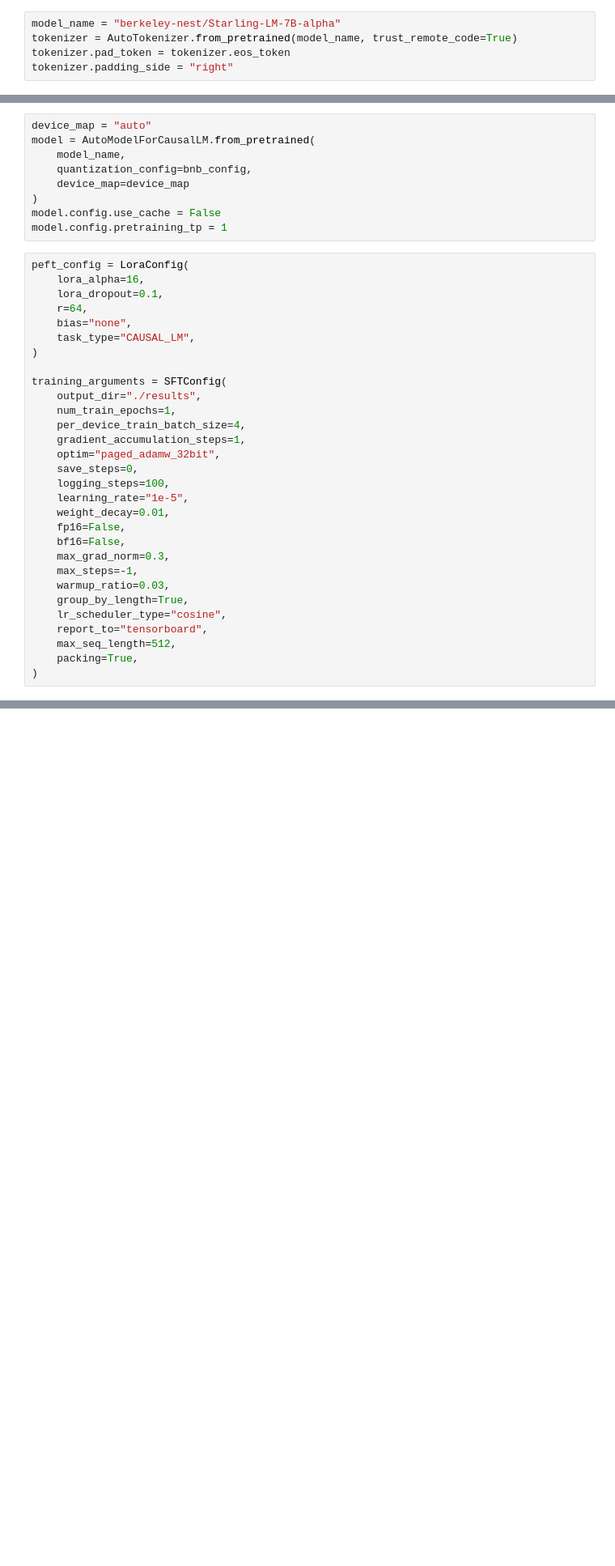
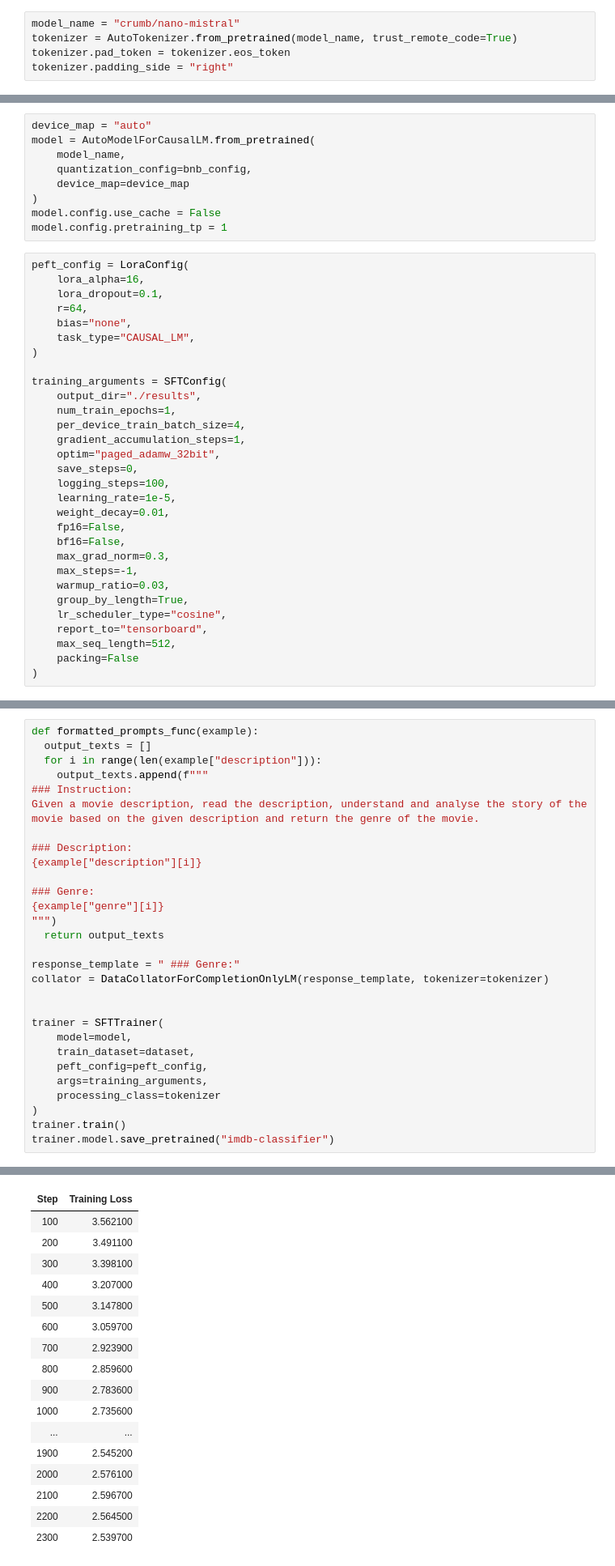
Before and after one commit to saravanan-nj/notebooks, a Jupyter notebook: qlora-tiny-llm.ipynb, the cells around one changed output, grey strips where cells are left out. Shown at 81% size. Cells and saved outputs as stored; diff of their text form; blank space fills up the shorter version.

Commit message:
Creating imdb classifier model

```diff
--- a/qlora-tiny-llm.ipynb
+++ b/qlora-tiny-llm.ipynb
@@ -46,7 +54,7 @@ bnb_config = BitsAndBytesConfig(
     bnb_4bit_use_double_quant=True,
 )
 # %%
-model_name = "berkeley-nest/Starling-LM-7B-alpha"
+model_name = "crumb/nano-mistral"
 tokenizer = AutoTokenizer.from_pretrained(model_name, trust_remote_code=True)
 tokenizer.pad_token = tokenizer.eos_token
 tokenizer.padding_side = "right"
@@ -82,7 +84,7 @@ training_arguments = SFTConfig(
     optim="paged_adamw_32bit",
     save_steps=0,
     logging_steps=100,
-    learning_rate="1e-5",
+    learning_rate=1e-5,
     weight_decay=0.01,
     fp16=False,
     bf16=False,
@@ -93,5 +95,5 @@ training_arguments = SFTConfig(
     lr_scheduler_type="cosine",
     report_to="tensorboard",
     max_seq_length=512,
-    packing=True,
+    packing=False
 )
@@ -109,0 +100,30 @@ TypeError: SFTTrainer.__init__() got an unexpected keyword argument 'max_seq_len
+# %%
+def formatted_prompts_func(example):
+  output_texts = []
+  for i in range(len(example["description"])):
+    output_texts.append(f"""
+### Instruction:
+Given a movie description, read the description, understand and analyse the story of the movie based on the given description and return the genre of the movie.
+
+### Description:
+{example["description"][i]}
+
+### Genre:
+{example["genre"][i]}
+""")
+  return output_texts
+
+response_template = " ### Genre:"
+collator = DataCollatorForCompletionOnlyLM(response_template, tokenizer=tokenizer)
+
+
+trainer = SFTTrainer(
+    model=model,
+    train_dataset=dataset,
+    peft_config=peft_config,
+    args=training_arguments,
+    processing_class=tokenizer
+)
+trainer.train()
+trainer.model.save_pretrained("imdb-classifier")
+# %% [output]
@@ -109,0 +131,17 @@ TypeError: SFTTrainer.__init__() got an unexpected keyword argument 'max_seq_len
+| Step | Training Loss |
+| 100 | 3.562100 |
+| 200 | 3.491100 |
+| 300 | 3.398100 |
+| 400 | 3.207000 |
+| 500 | 3.147800 |
+| 600 | 3.059700 |
+| 700 | 2.923900 |
+| 800 | 2.859600 |
+| 900 | 2.783600 |
+| 1000 | 2.735600 |
+| ... | ... |
+| 1900 | 2.545200 |
+| 2000 | 2.576100 |
+| 2100 | 2.596700 |
+| 2200 | 2.564500 |
+| 2300 | 2.539700 |
```
Also changed, not shown: parts of 9 cells of this notebook.
